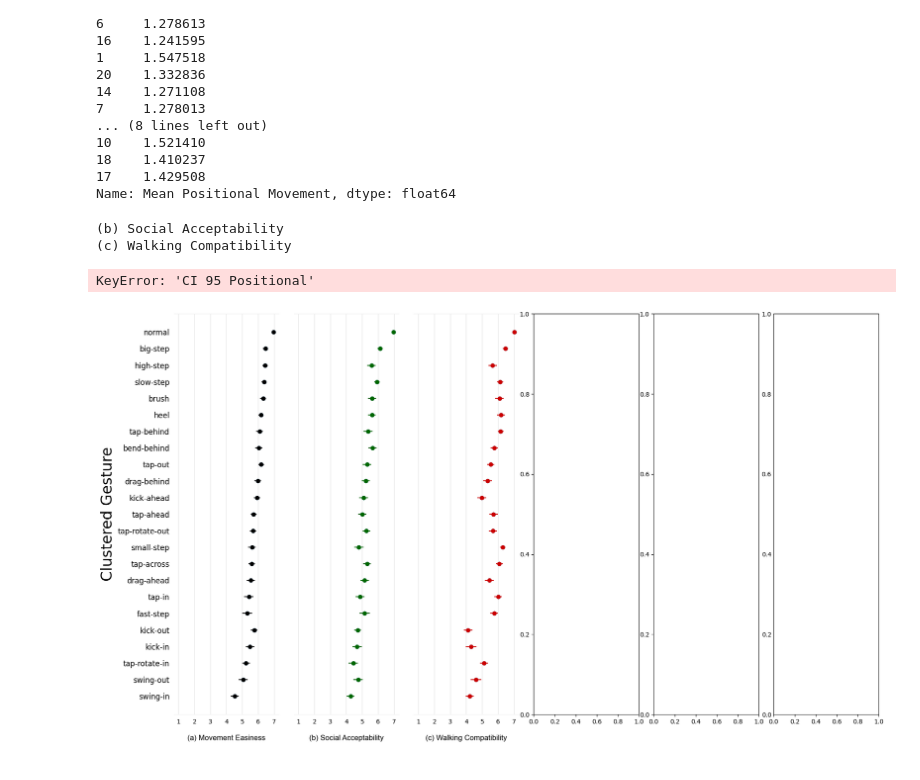
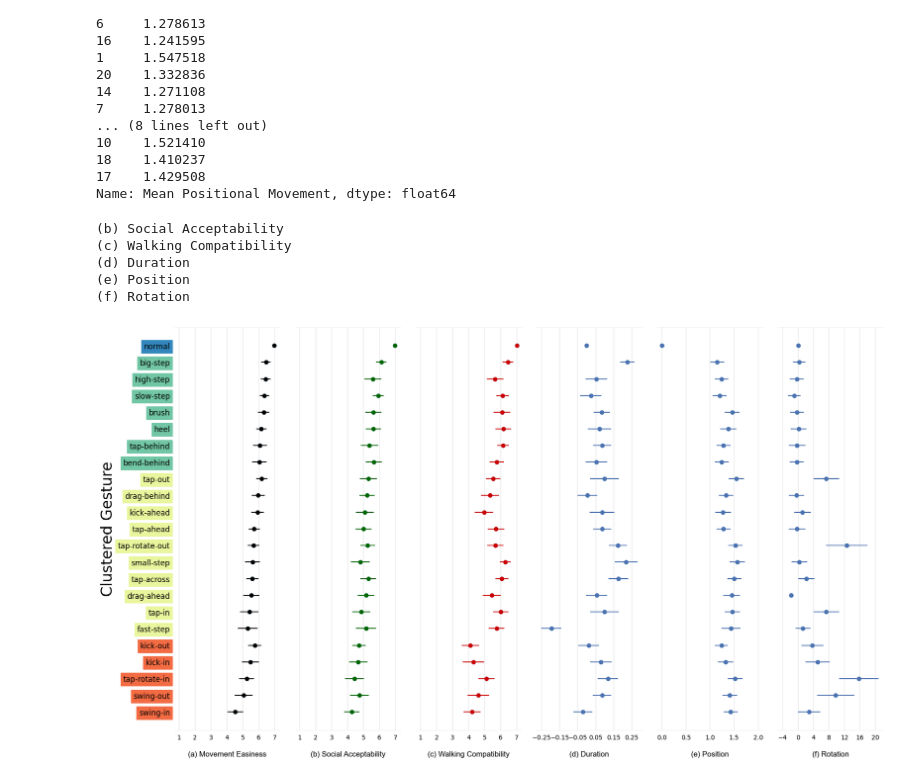
Before and after one commit to Nicetiesniceties/Do-It-in-Stride, a Jupyter notebook: Ching-Yi Data Parsing/clustering.ipynb, the cells around one changed output. Drawn from its saved outputs; the diff is of its cells as text; code cells hidden in the pictures.

```diff
--- a/Ching-Yi Data Parsing/clustering.ipynb
+++ b/Ching-Yi Data Parsing/clustering.ipynb
@@ -479,61 +479,78 @@ fig, ax = plt.subplots(1, 6)
 fig.tight_layout(pad = -1)
 subplot_clustered_subjective_score(names = clustered_gesture_list[::-1],
                       scores = [sum(difficulty_by_gesture[i]) / len(difficulty_by_gesture[i]) for i in difficulty_by_gesture],
-                      error = [np.std(difficulty_by_gesture[i]) / np.sqrt(len(difficulty_by_gesture[i])) for i in difficulty_by_gesture],
+                      error = [ci(difficulty_by_gesture[i]) for i in difficulty_by_gesture],
                       datacolor = "black", subtitle = "(a) Movement Easiness", pole_min = "very difficult", pole_max = "very easy", xrange = range(1, 8), ax = ax[0], isleftmost = True)
 subplot_clustered_subjective_score(names = clustered_gesture_list[::-1],
                       scores = [sum(social_by_gesture[i]) / len(social_by_gesture[i]) for i in social_by_gesture],
-                      error = [np.std(social_by_gesture[i]) / np.sqrt(len(social_by_gesture[i])) for i in social_by_gesture],
+                      error = [ci(social_by_gesture[i]) for i in social_by_gesture],
                       datacolor = "#006600", subtitle = "(b) Social Acceptability", pole_min = "very\nuncomfortable", pole_max = "very\ncomfortable", xrange = range(1, 8), ax = ax[1], isleftmost = False)
 subplot_clustered_subjective_score(names = clustered_gesture_list[::-1],
                       scores = [sum(disruption_by_gesture[i]) / len(disruption_by_gesture[i]) for i in disruption_by_gesture],
-                      error = [np.std(disruption_by_gesture[i]) / np.sqrt(len(disruption_by_gesture[i])) for i in disruption_by_gesture],
+                      error = [ci(disruption_by_gesture[i]) for i in disruption_by_gesture],
                       datacolor = "#cc0000", subtitle = "(c) Walking Compatibility", pole_min = "very much", pole_max = "very little", xrange = range(1, 8), ax = ax[2], isleftmost = False)
 # subplot_subjective_score(names = duration_all.keys(),
 #                       scores = [sum(duration_all[i]) / len(duration_all[i]) for i in duration_all],
 #                       error = [np.std(duration_all[i]) / np.sqrt(len(duration_all[i])) for i in duration_all],
 #                       datacolor = "#4c72b0", subtitle = "(d) Overall Duration (s)", pole_min = "", pole_max = "", xrange = range(6, 17, 2), ax = ax[3], isleftmost = False)
 # subplot_subjective_score(names = duration_t1.keys(),
 #                       scores = [sum(duration_t1[i]) / len(duration_t1[i]) for i in duration_t1],
 #                       error = [np.std(duration_t1[i]) / np.sqrt(len(duration_t1[i])) for i in duration_t1],
 #                       datacolor = "#4c72b0", subtitle = "(e) Trial 1 Duration (s)", pole_min = "", pole_max = "", xrange = range(2, 8), ax = ax[4], isleftmost = False)
 # subplot_subjective_score(names = duration_t2.keys(),
 #                       scores = [sum(duration_t2[i]) / len(duration_t2[i]) for i in duration_t2],
 #                       error = [np.std(duration_t2[i]) / np.sqrt(len(duration_t2[i])) for i in duration_t2],
 #                       datacolor = "#4c72b0", subtitle = "(f) Trial 2 Duration (s)", pole_min = "", pole_max = "", xrange = range(2, 8), ax = ax[5], isleftmost = False)
 # Mean Positional Movement	CI 95 Positional Movement	STD Positional Movement	Mean Duration	CI 95 Duration	STD Duration	Mean Angular Movement	CI 95 Angular Movement	STD Angular Movement
 subplot_subjective_score(names = clustered_gesture_list[::-1],
-                      scores = df1_reordered["Mean Positional Movement"],
-                      error = df1_reordered["CI 95 Positional Movement"],
-                      datacolor = "#4c72b0", subtitle = "(d) Overall Duration (s)", pole_min = "", pole_max = "", xrange = range(6, 17, 2), ax = ax[3], isleftmost = False)
-# subplot_subjective_score(names = duration_t1.keys(),
-#                       scores = [sum(duration_t1[i]) / len(duration_t1[i]) for i in duration_t1],
-#                       error = [np.std(duration_t1[i]) / np.sqrt(len(duration_t1[i])) for i in duration_t1],
-#                       datacolor = "#4c72b0", subtitle = "(e) Trial 1 Duration (s)", pole_min = "", pole_max = "", xrange = range(2, 8), ax = ax[4], isleftmost = False)
-# subplot_subjective_score(names = duration_t2.keys(),
-                      # scores = [sum(duration_t2[i]) / len(duration_t2[i]) for i in duration_t2],
-                      # error = [np.std(duration_t2[i]) / np.sqrt(len(duration_t2[i])) for i in duration_t2],
-                      # datacolor = "#4c72b0", subtitle = "(f) Trial 2 Duration (s)", pole_min = "", pole_max = "", xrange = range(2, 8), ax = ax[5], isleftmost = False)
+                      scores = df1_reordered["Mean Duration"][::-1],
+                      error = df1_reordered["CI 95 Duration"][::-1],
+                      datacolor = "#4c72b0", subtitle = "(d) Duration", pole_min = "", pole_max = "", xrange = [i * 0.01 for i in range(-25, 35, 10)], ax = ax[3], isleftmost = False)
+subplot_subjective_score(names = clustered_gesture_list[::-1],
+                      scores = df1_reordered["Mean Positional Movement"][::-1],
+                      error = df1_reordered["CI 95 Positional Movement"][::-1],
+                      datacolor = "#4c72b0", subtitle = "(e) Position", pole_min = "", pole_max = "", xrange = [i * 0.1 for i in range(0, 25, 5)], ax = ax[4], isleftmost = False)
+subplot_subjective_score(names = clustered_gesture_list[::-1],
+                      scores = df1_reordered["Mean Angular Movement"][::-1],
+                      error = df1_reordered["CI 95 Angular Movement"][::-1],
+                      datacolor = "#4c72b0", subtitle = "(f) Rotation", pole_min = "", pole_max = "", xrange = range(-4, 24, 4), ax = ax[5], isleftmost = False)
 
-plt.figure(facecolor='white')
+#plt.figure(facecolor='white')
 timestr = time.strftime("%Y-%m-%d %H-%M-%S")
-plt.savefig("Clustered Subjective Score (without color)" + timestr + ".png", bbox_inches="tight")
+plt.savefig("Clustered Subjective Score (without color).pdf", format="pdf", bbox_inches="tight")
+plt.savefig("Clustered Subjective Score (without color).svg", format="svg", bbox_inches="tight")
 
 cmap = sns.color_palette("husl", 8)
-for i in range(0, 3):
+cmap = sns.color_palette("Spectral", as_cmap=True)
+# for i in range(0, 3):
 
-    ax[i].axhspan(-0.5, 4.5, facecolor=cmap[0], alpha=0.5)
-    ax[i].axhspan(4.5, 14.5, facecolor=cmap[1], alpha=0.5)
-    ax[i].axhspan(14.5, 21.5, facecolor=cmap[2], alpha=0.5)
-    ax[i].axhspan(21.5, 22.5, facecolor=cmap[3], alpha=0.5)
+#     ax[i].axhspan(-0.5, 4.5, facecolor=cmap[0], alpha=0.5)
+#     ax[i].axhspan(4.5, 14.5, facecolor=cmap[1], alpha=0.5)
+#     ax[i].axhspan(14.5, 21.5, facecolor=cmap[2], alpha=0.5)
+#     ax[i].axhspan(21.5, 22.5, facecolor=cmap[3], alpha=0.5)
 
+count = 0
+for tl in ax[0].get_yticklabels():
+  if (count < 5):
+    tl.set_backgroundcolor(cmap(50))
+  elif (count < 15):
+    tl.set_backgroundcolor(cmap(150))
+  elif (count < 22):
+    tl.set_backgroundcolor(cmap(200))
+  elif (count < 23):
+    tl.set_backgroundcolor(cmap(230))
+  count += 1
 
     #ax[i].axvspan(3, 4, facecolor='b', alpha=0.5)
 #plt.show()
 timestr = time.strftime("%Y-%m-%d %H-%M-%S")
-plt.savefig("Clustered Subjective Score " + timestr + ".png", bbox_inches="tight")
+# plt.savefig("Clustered Subjective Score " + timestr + ".pdf", format="pdf", bbox_inches="tight")
+plt.savefig("Clustered Subjective Score.pdf", format="pdf", bbox_inches="tight")
+plt.savefig("Clustered Subjective Score.svg", format="svg", bbox_inches="tight")
 # %% [output]
 (b) Social Acceptability
 (c) Walking Compatibility
+(d) Duration
+(e) Position
+(f) Rotation
-KeyError: 'CI 95 Positional'
-[figure, old version]
+[figure, new version]
```
